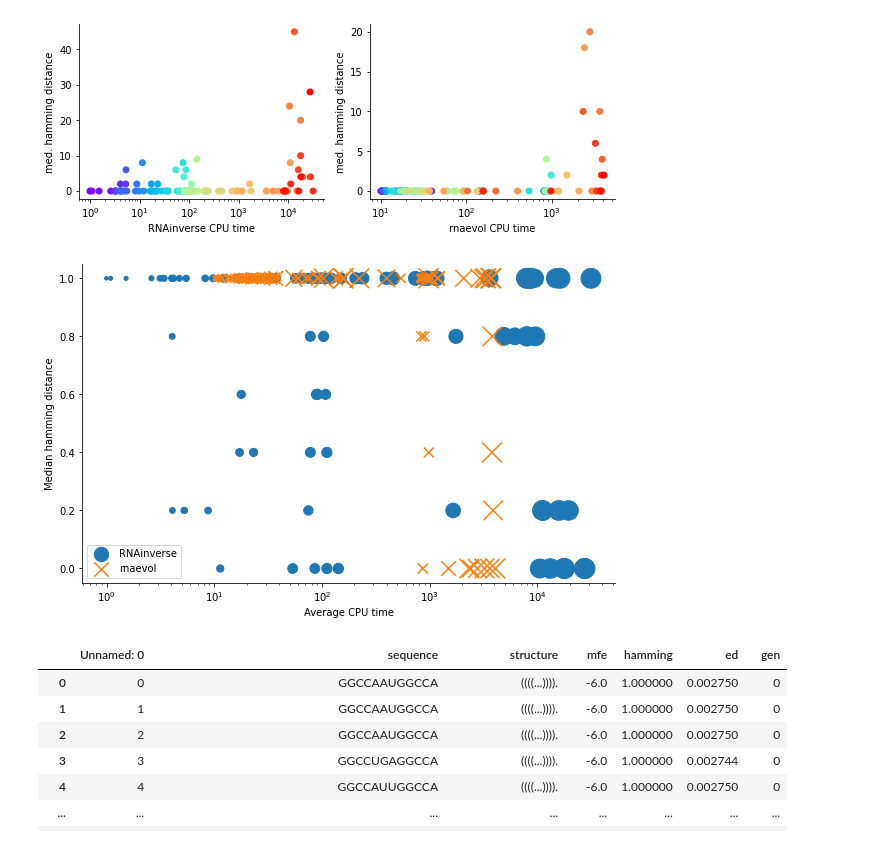
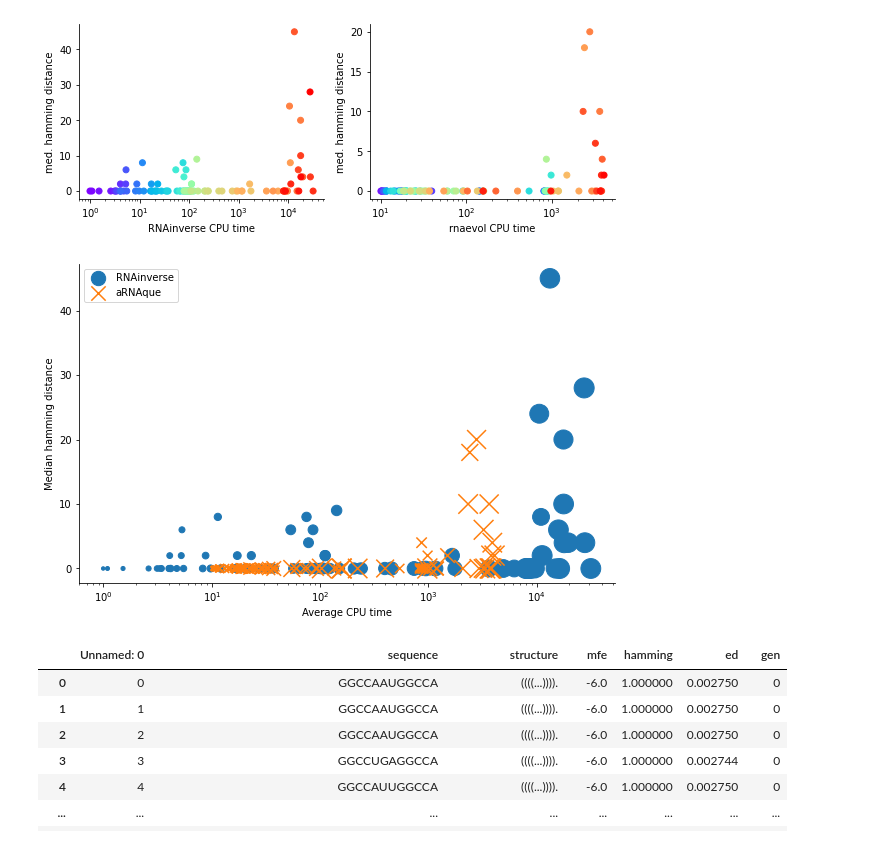
Before and after one commit to lemerleau/aRNAque, a Jupyter notebook: notebook/plots.ipynb, the cells around one changed output. Drawn from its saved outputs; the diff is of its cells as text; code cells hidden in the pictures.

Commit message:
commit on readme update and the plot

```diff
--- a/notebook/plots.ipynb
+++ b/notebook/plots.ipynb
@@ -147,7 +166,7 @@ np.median(rnaevol_eterna[rnaevol_eterna['id']==1]['mfe'].values)
 # %% [markdown]
 # CPU Time vs. Quality
 # %%
-rnainverse_data = pd.read_csv('../../../data/eterna/rnainvers_success_rates2.csv')
+rnainverse_data = pd.read_csv('../data/eterna/rnainvers_success_rates2.csv')
 
 rnainverse_data
 # %% [output]
@@ -165,13 +184,13 @@ rnainverse_data
 | 99 | 99 | ['GGAAACAAGAUAACGAACAGUGGGACGAAGG... | ['(....).......(...(..(.(..(...((... | [-195.1, -197.2, -187.5, -195.5, ... | [28, 26, 48, 20, 39] | [0.12912993589138982, 0.195004188... | 0.0 | 27338.290 |
 100 rows × 8 columns
 # %%
-with open('../../../data/eterna/rnaevol.time', 'r') as fp :
+with open('../data/eterna/rnaevol.time', 'r') as fp :
     rnaevol_times = fp.read().split('\n')
 rnaevol_times.remove('')
 # %%
 rnaevol_times = np.array(rnaevol_times, dtype=float).reshape((99,5))
 # %%
-eterna_data = pd.read_csv('../../../data/eterna/eterna.csv')
+eterna_data = pd.read_csv('../data/eterna/eterna.csv')
 # %%
 #sb.set(rc={'figure.figsize': (10., 5.27)})
 figure = plt.figure(constrained_layout=True, figsize=(10,5.27))
@@ -225,26 +244,26 @@ plt.savefig("../../../images/cpuvssuccess.pdf")
 # %%
 figure = plt.figure(constrained_layout=True, figsize=(8,5))
 gs = figure.add_gridspec(nrows=1, ncols=1, left=0.05, right=0.48, wspace=0.05)
 
 ax = figure.add_subplot(gs[0,0])
 ax.spines["right"].set_visible(False)
 ax.spines["top"].set_visible(False)
 
 plt.xlabel("Average CPU time")
 plt.ylabel('Median hamming distance')
 plt.xscale('log')
-plt.scatter(rnainverse_data['time'],rnainverse_success,label="RNAinverse",s=eterna_data['length'].values)
+plt.scatter(rnainverse_data['time'],rnainverse_medham,label="RNAinverse",s=eterna_data['length'].values)
 #plt.plot(rnainverse_data['time'], 'o-', label='RNAinverse')
 #ax2=ax.twinx()
 #plt.ylabel("rnaevol CPU time")
 
-plt.scatter(np.median(rnaevol_times,axis=1),rnaevol_success[:99],s=eterna_data['length'].values[:99],marker='x',label='rnaevol')
+plt.scatter(np.median(rnaevol_times,axis=1),np.median(rnaevol_ham[:99],axis=1),s=eterna_data['length'].values[:99],marker='x',label='aRNAque')
 #plt.colorbar()
 plt.legend()
-plt.savefig("../../../images/cpuvssuccess2.pdf")
+plt.savefig("../images/cpuvssuccess.pdf")
 plt.show()
 # %% [output]
-[figure, old version]
+[figure, new version]
 # %%
 plt.colorbar?
 # %%
```
Also changed, not shown: parts of 13 cells of this notebook, 11 other files.
